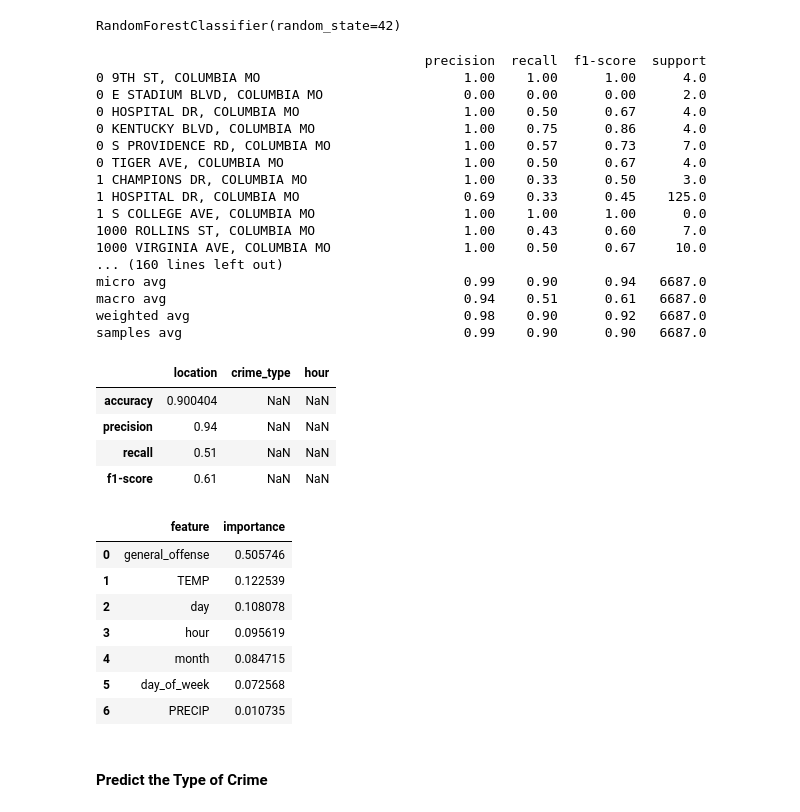
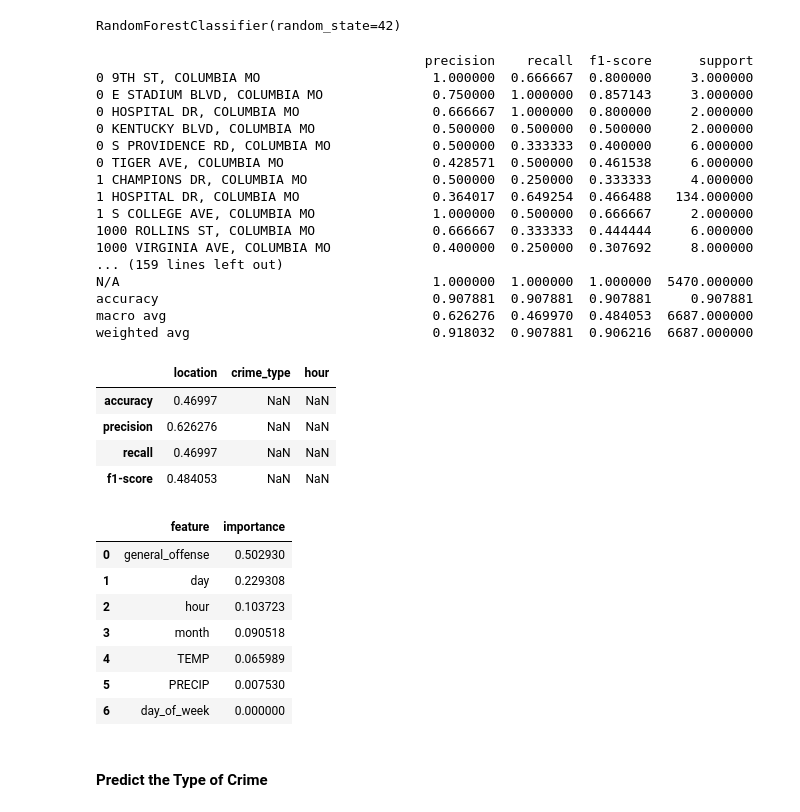
Before and after one commit to Daniel-Bassett/mu-crime-stats, a Jupyter notebook: eda/eda.ipynb, the cells around one changed output. Cells and saved outputs as stored; diff of their text form; code cells hidden in the pictures.

```diff
--- a/eda/eda.ipynb
+++ b/eda/eda.ipynb
@@ -485,17 +487,17 @@ X = data[['month', 'day', 'hour', 'day_of_week', 'general_offense', 'PRECIP', 'T
 original_columns = X.columns.tolist()
 
 # one hot encoding
-X = pd.get_dummies(X)
+X = pd.get_dummies(X, columns=['month', 'day', 'hour', 'day_of_week', 'general_offense'])
 
 # create set of columns that were encoded, this is used for creating feature importance dataframe
 encoded_columns = set(original_columns) - set(X.columns)
 
 # set target, convert categorical target into integer label
 y = data['location_of_occurrence']
-y = pd.get_dummies(y)
 
-# split data
-x_train, x_test, y_train, y_test = train_test_split(X, y, test_size=0.2, random_state=42)
+
+# split data, stratify y due to unbalanced data
+x_train, x_test, y_train, y_test = train_test_split(X, y, test_size=0.2, random_state=42, stratify=y)
 # %%
 # create model and fit
 model = RandomForestClassifier(n_estimators=100, random_state=42)
@@ -512,47 +514,40 @@ metrics_dict = classification_report(y_test, predictions, zero_division=1, outpu
 # convert to dataframe
 metrics_df = pd.DataFrame(metrics_dict).transpose()
 
-# add locations as index values
-index_dict = {str(i): y.columns[i] for i in range(len(y.columns))}
-metrics_df = metrics_df.rename(index=index_dict)
-
-# round for readability
-metrics_df = metrics_df.round(2)
-
 print(metrics_df.to_string())
 # %% [output]
-                                          precision  recall  f1-score  support
-0 9TH ST, COLUMBIA MO                          1.00    1.00      1.00      4.0
-0 E STADIUM BLVD, COLUMBIA MO                  0.00    0.00      0.00      2.0
-0 HOSPITAL DR, COLUMBIA MO                     1.00    0.50      0.67      4.0
-0 KENTUCKY BLVD, COLUMBIA MO                   1.00    0.75      0.86      4.0
-0 S PROVIDENCE RD, COLUMBIA MO                 1.00    0.57      0.73      7.0
-0 TIGER AVE, COLUMBIA MO                       1.00    0.50      0.67      4.0
-1 CHAMPIONS DR, COLUMBIA MO                    1.00    0.33      0.50      3.0
-1 HOSPITAL DR, COLUMBIA MO                     0.69    0.33      0.45    125.0
-1 S COLLEGE AVE, COLUMBIA MO                   1.00    1.00      1.00      0.0
-1000 ROLLINS ST, COLUMBIA MO                   1.00    0.43      0.60      7.0
-1000 VIRGINIA AVE, COLUMBIA MO                 1.00    0.50      0.67     10.0
-... (160 lines left out)
-micro avg                                      0.99    0.90      0.94   6687.0
-macro avg                                      0.94    0.51      0.61   6687.0
-weighted avg                                   0.98    0.90      0.92   6687.0
-samples avg                                    0.99    0.90      0.90   6687.0
+                                          precision    recall  f1-score      support
+0 9TH ST, COLUMBIA MO                      1.000000  0.666667  0.800000     3.000000
+0 E STADIUM BLVD, COLUMBIA MO              0.750000  1.000000  0.857143     3.000000
+0 HOSPITAL DR, COLUMBIA MO                 0.666667  1.000000  0.800000     2.000000
+0 KENTUCKY BLVD, COLUMBIA MO               0.500000  0.500000  0.500000     2.000000
+0 S PROVIDENCE RD, COLUMBIA MO             0.500000  0.333333  0.400000     6.000000
+0 TIGER AVE, COLUMBIA MO                   0.428571  0.500000  0.461538     6.000000
+1 CHAMPIONS DR, COLUMBIA MO                0.500000  0.250000  0.333333     4.000000
+1 HOSPITAL DR, COLUMBIA MO                 0.364017  0.649254  0.466488   134.000000
+1 S COLLEGE AVE, COLUMBIA MO               1.000000  0.500000  0.666667     2.000000
+1000 ROLLINS ST, COLUMBIA MO               0.666667  0.333333  0.444444     6.000000
+1000 VIRGINIA AVE, COLUMBIA MO             0.400000  0.250000  0.307692     8.000000
+... (159 lines left out)
+N/A                                        1.000000  1.000000  1.000000  5470.000000
+accuracy                                   0.907881  0.907881  0.907881     0.907881
+macro avg                                  0.626276  0.469970  0.484053  6687.000000
+weighted avg                               0.918032  0.907881  0.906216  6687.000000
 # %%
 # get metrics
 rf_results = get_metrics(rf_results, metrics_df, 'location')
 
 # get accuracy
-accuracy = accuracy_score(y_test, predictions)
+accuracy = balanced_accuracy_score(y_test, predictions)
 rf_results.loc['accuracy', 'location'] = float(accuracy)
 
 rf_results
 # %% [output]
 |  | location | crime_type | hour |
-| accuracy | 0.900404 | NaN | NaN |
-| precision | 0.94 | NaN | NaN |
-| recall | 0.51 | NaN | NaN |
-| f1-score | 0.61 | NaN | NaN |
+| accuracy | 0.46997 | NaN | NaN |
+| precision | 0.626276 | NaN | NaN |
+| recall | 0.46997 | NaN | NaN |
+| f1-score | 0.484053 | NaN | NaN |
 # %%
 # get feature importances
 feature_names = X.columns
@@ -563,13 +558,13 @@ rf_location_importances = importance_df.reset_index(drop=True)
 rf_location_importances
 # %% [output]
 |  | feature | importance |
-| 0 | general_offense | 0.505746 |
-| 1 | TEMP | 0.122539 |
-| 2 | day | 0.108078 |
-| 3 | hour | 0.095619 |
-| 4 | month | 0.084715 |
-| 5 | day_of_week | 0.072568 |
-| 6 | PRECIP | 0.010735 |
+| 0 | general_offense | 0.502930 |
+| 1 | day | 0.229308 |
+| 2 | hour | 0.103723 |
+| 3 | month | 0.090518 |
+| 4 | TEMP | 0.065989 |
+| 5 | PRECIP | 0.007530 |
+| 6 | day_of_week | 0.000000 |
 # %% [markdown]
 #### Predict the Type of Crime
 # %%
```
Also changed, not shown: parts of 21 cells of this notebook.
